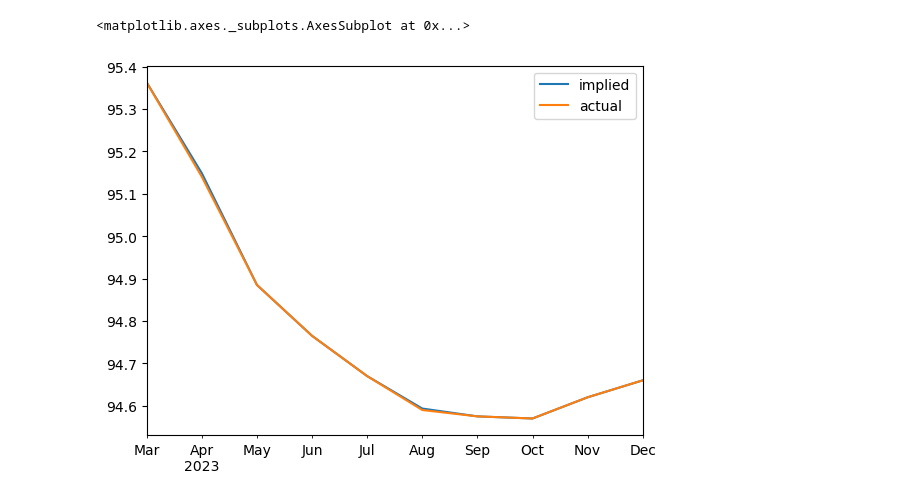
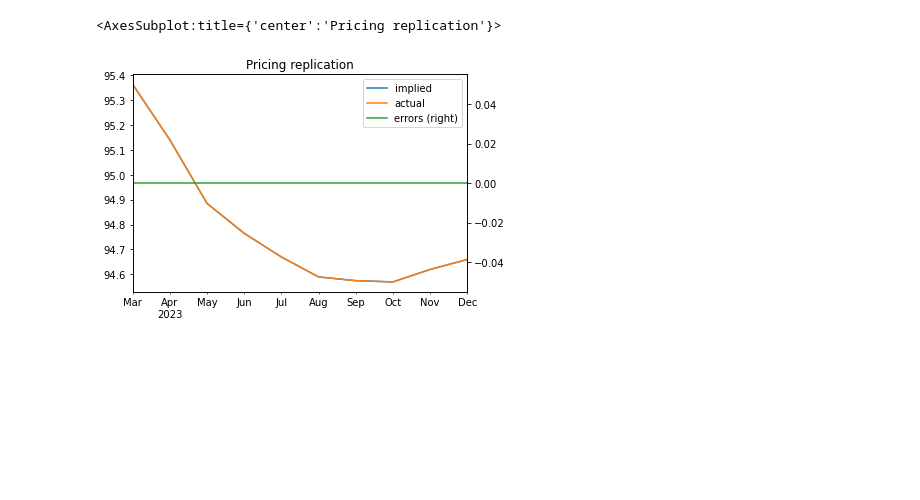
Before and after one commit to George-Holbrow-Wilshaw/MarketsCode, a Jupyter notebook: curves.ipynb, the cells around one changed output. Saved outputs shown, nothing was run; the diff lists cells and outputs as text; code cells hidden in the pictures; blank space fills up the shorter version.

```diff
--- a/curves.ipynb
+++ b/curves.ipynb
@@ -11,22 +10,25 @@ FIX_DATE = dt.date(2023, 3, 2)
 # Added additional jump date in october in addition to FOMC dates
 fomc_dates = [
     dt.date(2023, 3, 23),
+    dt.date(2023, 4, 1),
     dt.date(2023, 5, 4),
     dt.date(2023, 6, 15),
     dt.date(2023, 7, 27),
+    dt.date(2023, 8, 1),
     dt.date(2023, 9, 21),
     dt.date(2023, 10, 1),
     dt.date(2023, 11, 2),
     dt.date(2023, 12, 14),
     dt.date(2023, 12, 31),
     dt.date(2024, 1, 26),
-    dt.date(2024, 3, 23)
-    ]
+    dt.date(2024, 3, 23),
+]
 
 fomc_dates = [pd.to_datetime(x) for x in fomc_dates]
 
 start_steps = [25] * len(fomc_dates)
 
+
 class SOFR1:
     pass
 # %%
@@ -182,15 +210,18 @@ class FuturesSOFR3M(Futures):
 # %%
 def load_fixings():
-    sofr_fixings = pd.read_csv("sofr_fixings.csv").iloc[:-1,[0,2]]
-    sofr_fixings.columns = ['date','rate']
+    sofr_fixings = pd.read_csv("sofr_fixings.csv").iloc[:-1, [0, 2]]
+    sofr_fixings.columns = ["date", "rate"]
     sofr_fixings.rate = sofr_fixings.rate / 100
-    sofr_fixings.date = sofr_fixings.date.apply(lambda x: dt.datetime.strptime(x,"%m/%d/%Y").date())
-    sofr_fixings.set_index('date', inplace=True)
+    sofr_fixings.date = sofr_fixings.date.apply(
+        lambda x: dt.datetime.strptime(x, "%m/%d/%Y").date()
+    )
+    sofr_fixings.set_index("date", inplace=True)
     sofr_fixings = sofr_fixings.sort_index()
     sofr_fixings.index = pd.to_datetime(sofr_fixings.index)
-    sofr_fixings = sofr_fixings.resample('D').mean().ffill()
+    sofr_fixings = sofr_fixings.resample("D").mean().ffill()
     return sofr_fixings
 
+
 sofr_fixings = load_fixings()
 # %%
 sofr = CurveSOFR(sofr_fixings)
@@ -266,11 +360,13 @@ Bootstrapping rates for SOFR 1M future ending on 2024-02-29 00:00:00
 # %%
-prices_priced = [f.price_from_curve(SOFR.fixings) for f in futures_list]
+prices_priced = [f.price_from_curve(SOFR) for f in futures_list]
 pricing_error = np.array(prices) - np.array(prices_priced)
 # %%
-price_df = pd.DataFrame(index = pd.DatetimeIndex(dates), data = {'implied': prices_priced, 'actual': prices})
-
-price_df.iloc[:-2].plot()
+price_df = pd.DataFrame(
+    index=pd.DatetimeIndex(dates),
+    data={"implied": prices_priced, "actual": prices, "errors": pricing_error},
+)
+price_df.iloc[:-2].plot(title="Pricing replication", secondary_y=["errors"])
 # %% [output]
-<matplotlib.axes._subplots.AxesSubplot at 0x...>
+<AxesSubplot:title={'center':'Pricing replication'}>
-[figure, old version]
+[figure, new version]
 # %%
```
Also changed, not shown: parts of 9 cells of this notebook, 3 other files.
